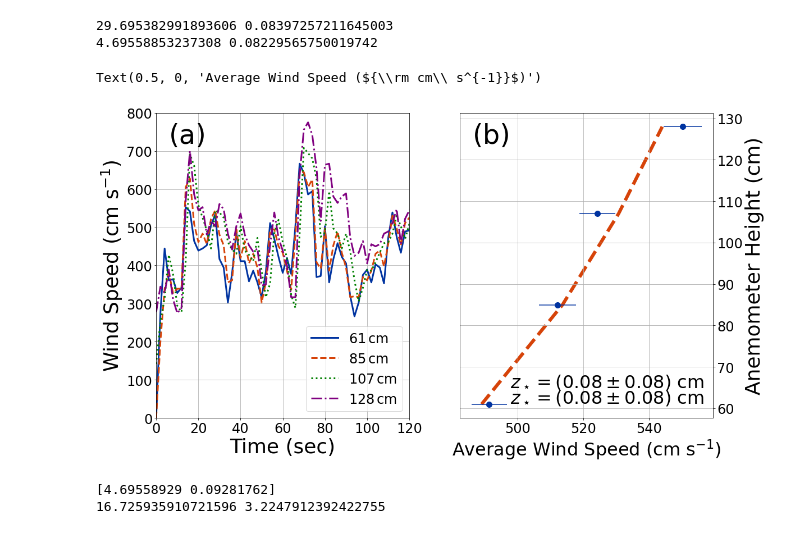
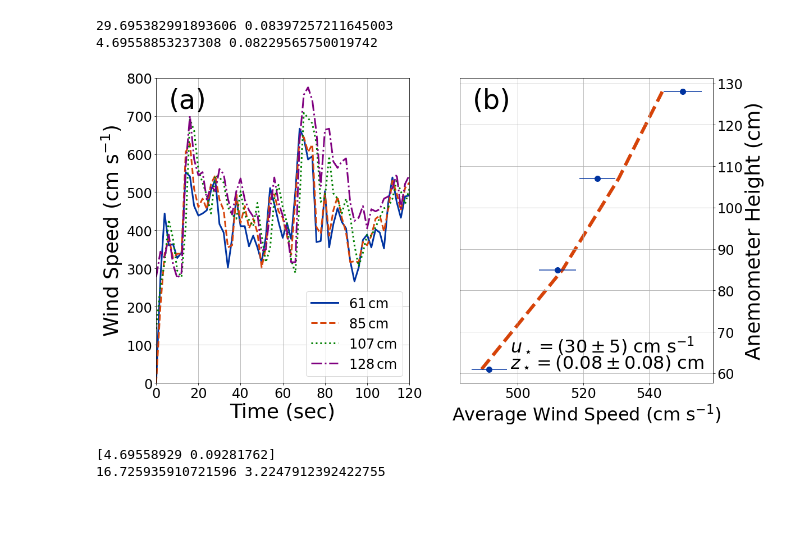
Before and after one commit to BoiseStatePlanetary/Optimizing-Number-and-Placement-of-Anemometers, a Jupyter notebook: figures and data/Experimenting with roughness scale measurements.ipynb, the cells around one changed output. Saved outputs shown, nothing was run; the diff lists cells and outputs as text; code cells hidden in the pictures.

```diff
--- a/figures and data/Experimenting with roughness scale measurements.ipynb
+++ b/figures and data/Experimenting with roughness scale measurements.ipynb
@@ -263,37 +263,36 @@ log_z = np.log(x/np.min(x))
 popt, pcov = curve_fit(lin_fit, log_z, y, sigma=yerr)
 unc = np.sqrt(np.diag(pcov))
 ustar = calc_ustar_from_slope(kappa, popt[0])
 sigma_ustar = calc_sigma_ustar(kappa, unc[0])
 zstar = calc_zstar_from_slope_and_intercept(np.min(x), popt[0], popt[1])
 sigma_zstar = calc_sigma_zstar(popt[0], zstar, unc[0], popt[1], unc[1], np.abs(pcov[0,1]))
 
 saved_zstar = zstar
 saved_sigma_zstar = sigma_zstar
 
 print(ustar, zstar)
 print(sigma_ustar, sigma_zstar)
 
 ax2.errorbar(y, x, xerr=yerr, ls='', marker='o', markersize=10, color=BoiseState_blue)
 ax2.plot(np.polyval(popt, log_z), x, lw=6, color=BoiseState_orange, ls='--', zorder=-1)
 ax2.text(0.05, 0.90, "(b)", fontsize=48, transform=ax2.transAxes)
-ax2.text(0.2, 0.1, r'$u_\star = \left( %.2f\pm%.2f \right)\ {\rm cm}$' % (ustar, sigma_zstar),
+ax2.text(0.2, 0.1, r'$u_\star = \left( %.0f\pm%.0f \right)\ {\rm cm\ s^{-1}}$' % (ustar, sigma_ustar),
          fontsize=32, transform=ax2.transAxes)
 ax2.text(0.2, 0.05, r'$z_\star = \left( %.2f\pm%.2f \right)\ {\rm cm}$' % (zstar, sigma_zstar),
          fontsize=32, transform=ax2.transAxes)
 
 ax2.grid(True)
 ax2.yaxis.tick_right()
 ax2.yaxis.set_label_position("right")
 ax2.tick_params(labelsize=24)
 ax2.set_ylabel("Anemometer Height (cm)", fontsize=36)
 ax2.set_xlabel(r'Average Wind Speed (${\rm cm\ s^{-1}}$)', fontsize=32)
 
-# plt.savefig("../../Alamosa_Parking_Lot_Windspeeds.jpg", dpi=300, bbox_inches="tight")
+plt.savefig("Alamosa_Parking_Lot_Windspeeds.jpg", dpi=300, bbox_inches="tight")
 # %% [output]
 29.695382991893606 0.08397257211645003
 4.69558853237308 0.08229565750019742
-Text(0.5, 0, 'Average Wind Speed (${\\rm cm\\ s^{-1}}$)')
-[figure, old version]
+[figure, new version]
 # %%
 x = np.array(list(heights.values()))
 y = np.array(list(means.values()))
```
